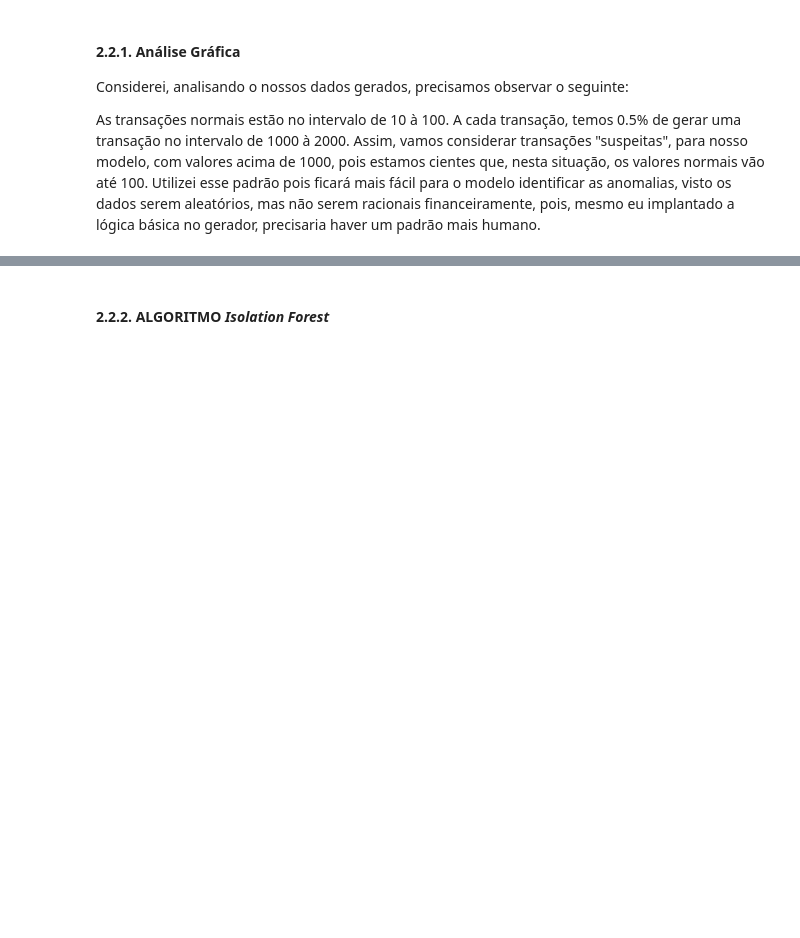
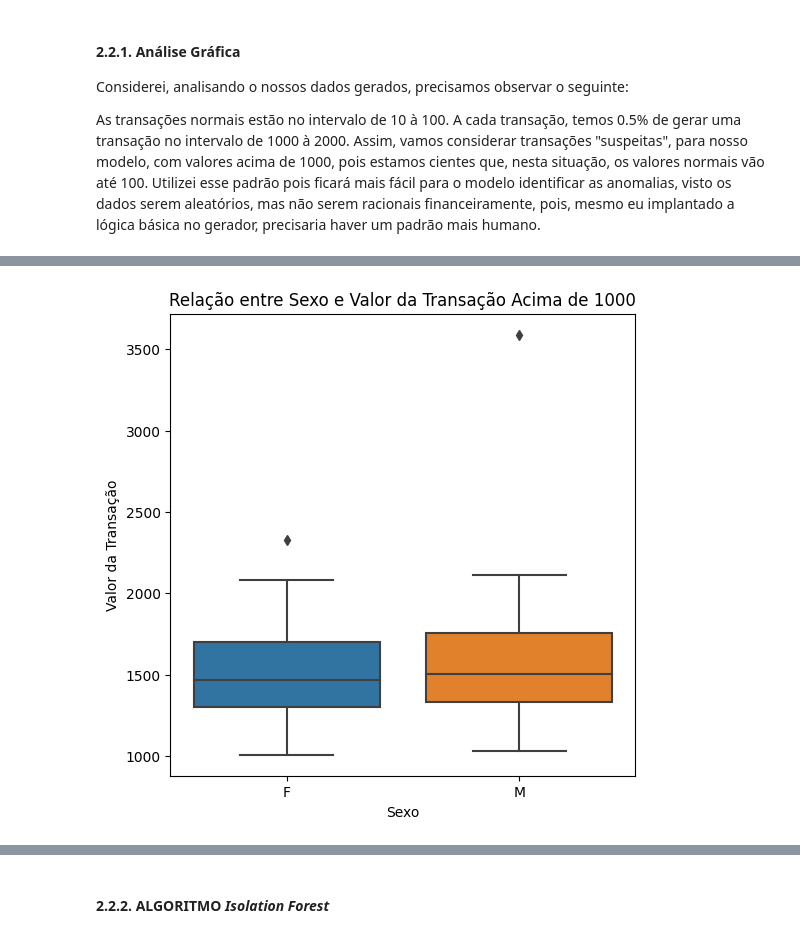
Before and after one commit to CeLo93/ML_analise_preditiva_de_fraudes_e_marketing, a Jupyter notebook: Prediction_DadosFera.ipynb, the cells around one changed output, grey strips where cells are left out. Saved outputs shown, nothing was run; the diff lists cells and outputs as text; code cells hidden in the pictures; blank space fills up the shorter version.

```diff
--- a/Prediction_DadosFera.ipynb
+++ b/Prediction_DadosFera.ipynb
@@ -697,9 +731,11 @@ plt.show()
 # %%
-# Relação entre Sexo e Valor da Transação Acima de 5000:
+# Relação entre Sexo e Valor da Transação Acima de 1000:
 plt.figure(figsize=(6, 6))
 sns.boxplot(data=transacoes_anomalas, x='sexo', y='valor_transacao')
 plt.xlabel('Sexo')
 plt.ylabel('Valor da Transação')
-plt.title('Relação entre Sexo e Valor da Transação Acima de 5000')
+plt.title('Relação entre Sexo e Valor da Transação Acima de 1000')
 plt.show()
+# %% [output]
+[figure, added]
 # %%
```
Also changed, not shown: parts of 15 cells of this notebook.
